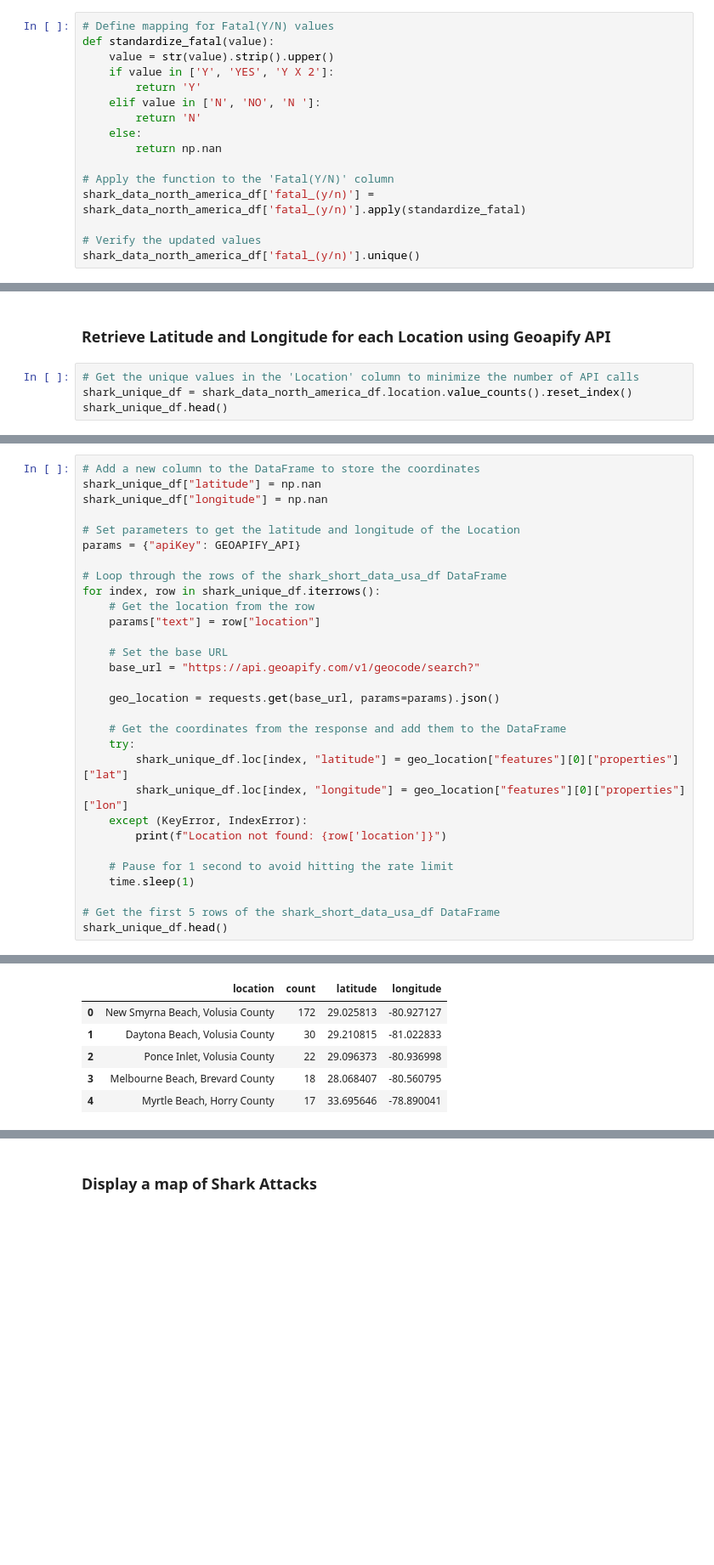
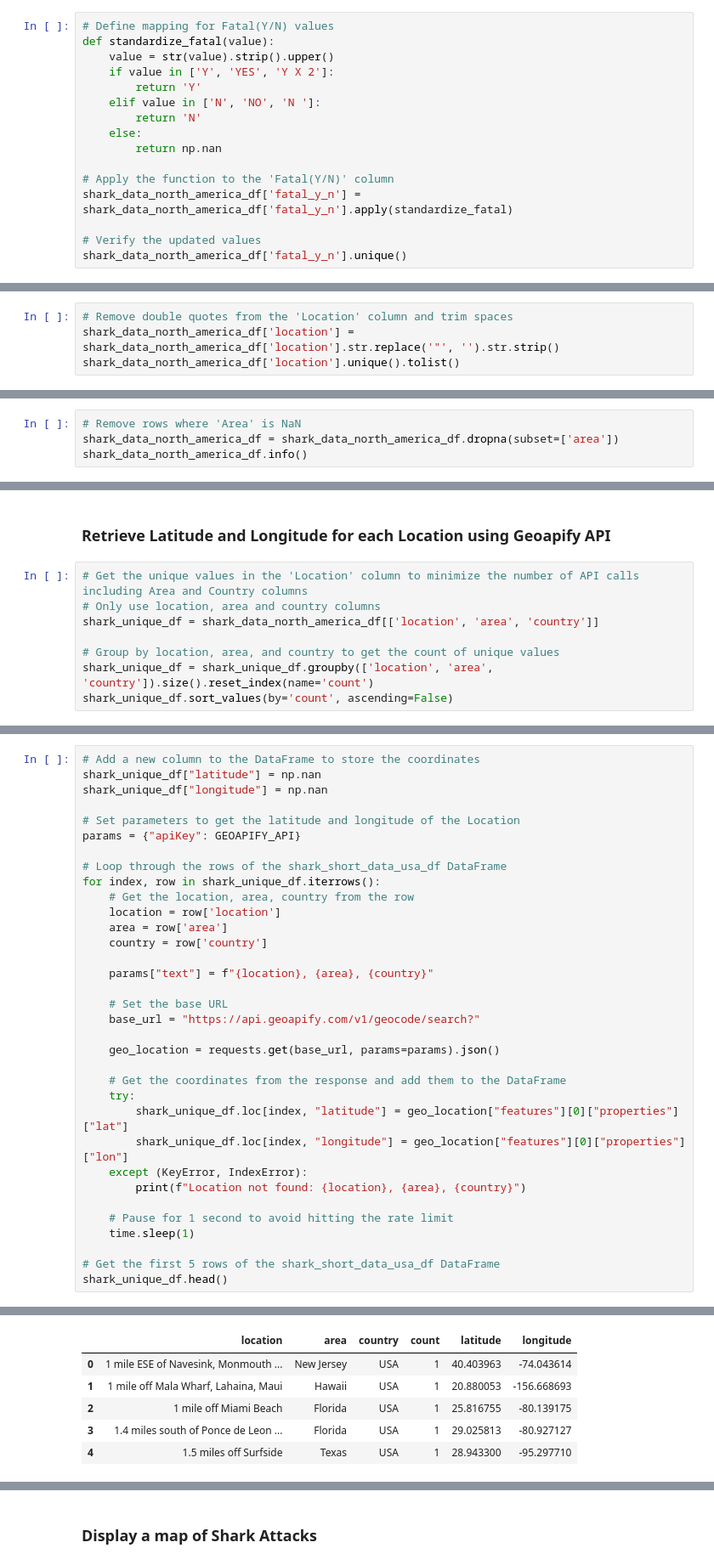
Before and after one commit to AIDecisions/project-3-group-2, a Jupyter notebook: eda/01_data_exploration_sharks.ipynb, the cells around one changed output, grey strips where cells are left out. Shown: that part at 85% size. Cells and saved outputs as stored; diff of their text form; blank space fills up the shorter version.

```diff
--- a/eda/01_data_exploration_sharks.ipynb
+++ b/eda/01_data_exploration_sharks.ipynb
@@ -239,10 +274,10 @@ def standardize_fatal(value):
         return np.nan
 
 # Apply the function to the 'Fatal(Y/N)' column
-shark_data_north_america_df['fatal_(y/n)'] = shark_data_north_america_df['fatal_(y/n)'].apply(standardize_fatal)
+shark_data_north_america_df['fatal_y_n'] = shark_data_north_america_df['fatal_y_n'].apply(standardize_fatal)
 
 # Verify the updated values
-shark_data_north_america_df['fatal_(y/n)'].unique()
+shark_data_north_america_df['fatal_y_n'].unique()
 # %% [output]
 A value is trying to be set on a copy of a slice from a DataFrame.
 Try using .loc[row_indexer,col_indexer] = value instead
@@ -377,0 +434,4 @@ memory usage: 443.0+ KB
+# %%
+# Remove double quotes from the 'Location' column and trim spaces
+shark_data_north_america_df['location'] = shark_data_north_america_df['location'].str.replace('"', '').str.strip()
+shark_data_north_america_df['location'].unique().tolist()
@@ -377,0 +456,4 @@ memory usage: 443.0+ KB
+# %%
+# Remove rows where 'Area' is NaN
+shark_data_north_america_df = shark_data_north_america_df.dropna(subset=['area'])
+shark_data_north_america_df.info()
@@ -378,7 +478,11 @@ memory usage: 443.0+ KB
 # %% [markdown]
 ### Retrieve Latitude and Longitude for each Location using Geoapify API
 # %%
-# Get the unique values in the 'Location' column to minimize the number of API calls
-shark_unique_df = shark_data_north_america_df.location.value_counts().reset_index()
-shark_unique_df.head()
+# Get the unique values in the 'Location' column to minimize the number of API calls including Area and Country columns
+# Only use location, area and country columns
+shark_unique_df = shark_data_north_america_df[['location', 'area', 'country']]
+
+# Group by location, area, and country to get the count of unique values
+shark_unique_df = shark_unique_df.groupby(['location', 'area', 'country']).size().reset_index(name='count')
+shark_unique_df.sort_values(by='count', ascending=False)
 # %% [output]
@@ -398,8 +509,12 @@ params = {"apiKey": GEOAPIFY_API}
 
 # Loop through the rows of the shark_short_data_usa_df DataFrame
 for index, row in shark_unique_df.iterrows():
-    # Get the location from the row
-    params["text"] = row["location"]
+    # Get the location, area, country from the row
+    location = row['location']
+    area = row['area']
+    country = row['country']
+
+    params["text"] = f"{location}, {area}, {country}"
 
     # Set the base URL
     base_url = "https://api.geoapify.com/v1/geocode/search?"
@@ -411,7 +526,7 @@ for index, row in shark_unique_df.iterrows():
         shark_unique_df.loc[index, "latitude"] = geo_location["features"][0]["properties"]["lat"]
         shark_unique_df.loc[index, "longitude"] = geo_location["features"][0]["properties"]["lon"]
     except (KeyError, IndexError):
-        print(f"Location not found: {row['location']}")
+        print(f"Location not found: {location}, {area}, {country}")
 
     # Pause for 1 second to avoid hitting the rate limit
     time.sleep(1)
@@ -439,9 +557,9 @@ Location not found: Between Magic Sands Beach and Kahaluu Beach on the Kona coas
-|  | location | count | latitude | longitude |
-| 0 | New Smyrna Beach, Volusia County | 172 | 29.025813 | -80.927127 |
-| 1 | Daytona Beach, Volusia County | 30 | 29.210815 | -81.022833 |
-| 2 | Ponce Inlet, Volusia County | 22 | 29.096373 | -80.936998 |
-| 3 | Melbourne Beach, Brevard County | 18 | 28.068407 | -80.560795 |
-| 4 | Myrtle Beach, Horry County | 17 | 33.695646 | -78.890041 |
+|  | location | area | country | count | latitude | longitude |
+| 0 | 1 mile ESE of Navesink, Monmouth ... | New Jersey | USA | 1 | 40.403963 | -74.043614 |
+| 1 | 1 mile off Mala Wharf, Lahaina, Maui | Hawaii | USA | 1 | 20.880053 | -156.668693 |
+| 2 | 1 mile off Miami Beach | Florida | USA | 1 | 25.816755 | -80.139175 |
+| 3 | 1.4 miles south of Ponce de Leon ... | Florida | USA | 1 | 29.025813 | -80.927127 |
+| 4 | 1.5 miles off Surfside | Texas | USA | 1 | 28.943300 | -95.297710 |
 # %%
 shark_unique_df.info()
 # %% [output]
```
Also changed, not shown: parts of 17 cells of this notebook, 22 other files.
